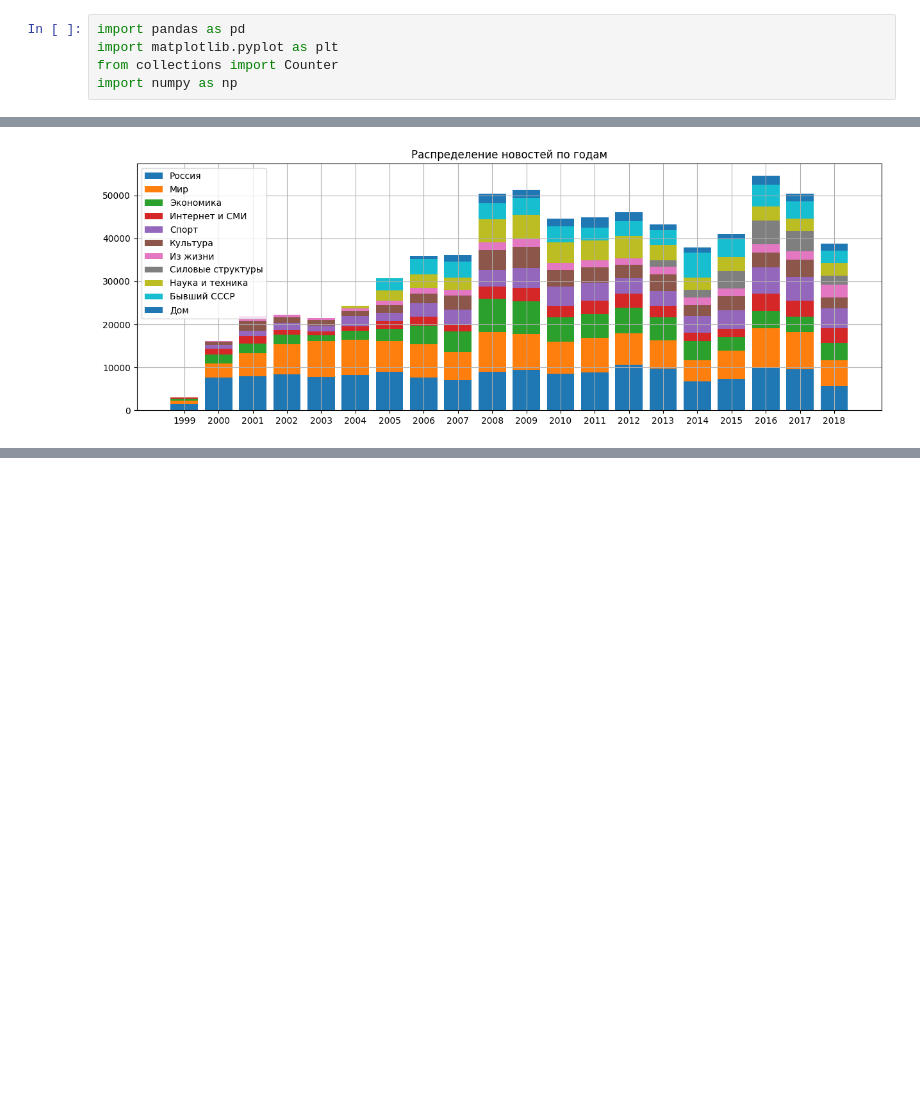
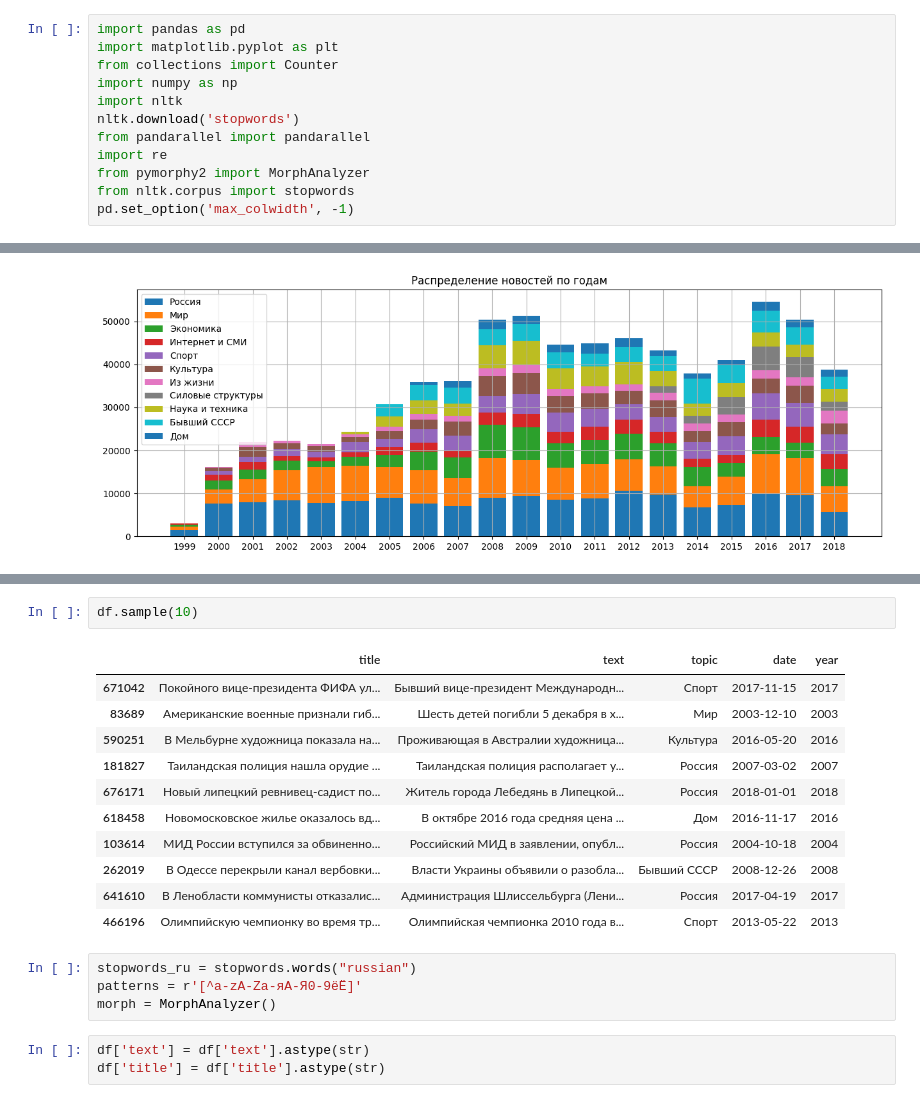
Before and after one commit to konstantinator/hse_project, a Jupyter notebook: EDA.ipynb, the cells around one changed output, grey strips where cells are left out. Drawn from its saved outputs; the diff is of its cells as text; blank space fills up the shorter version.

```diff
--- a/EDA.ipynb
+++ b/EDA.ipynb
@@ -19,3 +20,10 @@ import pandas as pd
 import matplotlib.pyplot as plt
 from collections import Counter
 import numpy as np
+import nltk
+nltk.download('stopwords')
+from pandarallel import pandarallel
+import re
+from pymorphy2 import MorphAnalyzer
+from nltk.corpus import stopwords
+pd.set_option('max_colwidth', -1)
@@ -69,0 +542,21 @@ plt.show()
+# %%
+df.sample(10)
+# %% [output]
+|  | title | text | topic | date | year |
+| 671042 | Покойного вице-президента ФИФА ул... | Бывший вице-президент Международн... | Спорт | 2017-11-15 | 2017 |
+| 83689 | Американские военные признали гиб... | Шесть детей погибли 5 декабря в х... | Мир | 2003-12-10 | 2003 |
+| 590251 | В Мельбурне художница показала на... | Проживающая в Австралии художница... | Культура | 2016-05-20 | 2016 |
+| 181827 | Таиландская полиция нашла орудие ... | Таиландская полиция располагает у... | Россия | 2007-03-02 | 2007 |
+| 676171 | Новый липецкий ревнивец-садист по... | Житель города Лебедянь в Липецкой... | Россия | 2018-01-01 | 2018 |
+| 618458 | Новомосковское жилье оказалось вд... | В октябре 2016 года средняя цена ... | Дом | 2016-11-17 | 2016 |
+| 103614 | МИД России вступился за обвиненно... | Российский МИД в заявлении, опубл... | Россия | 2004-10-18 | 2004 |
+| 262019 | В Одессе перекрыли канал вербовки... | Власти Украины объявили о разобла... | Бывший СССР | 2008-12-26 | 2008 |
+| 641610 | В Ленобласти коммунисты отказалис... | Администрация Шлиссельбурга (Лени... | Россия | 2017-04-19 | 2017 |
+| 466196 | Олимпийскую чемпионку во время тр... | Олимпийская чемпионка 2010 года в... | Спорт | 2013-05-22 | 2013 |
+# %%
+stopwords_ru = stopwords.words("russian")
+patterns = r'[^a-zA-Zа-яА-Я0-9ёЁ]'
+morph = MorphAnalyzer()
+# %%
+df['text'] = df['text'].astype(str)
+df['title'] = df['title'].astype(str)
```
Also changed, not shown: parts of 28 cells of this notebook, 1 other file.
